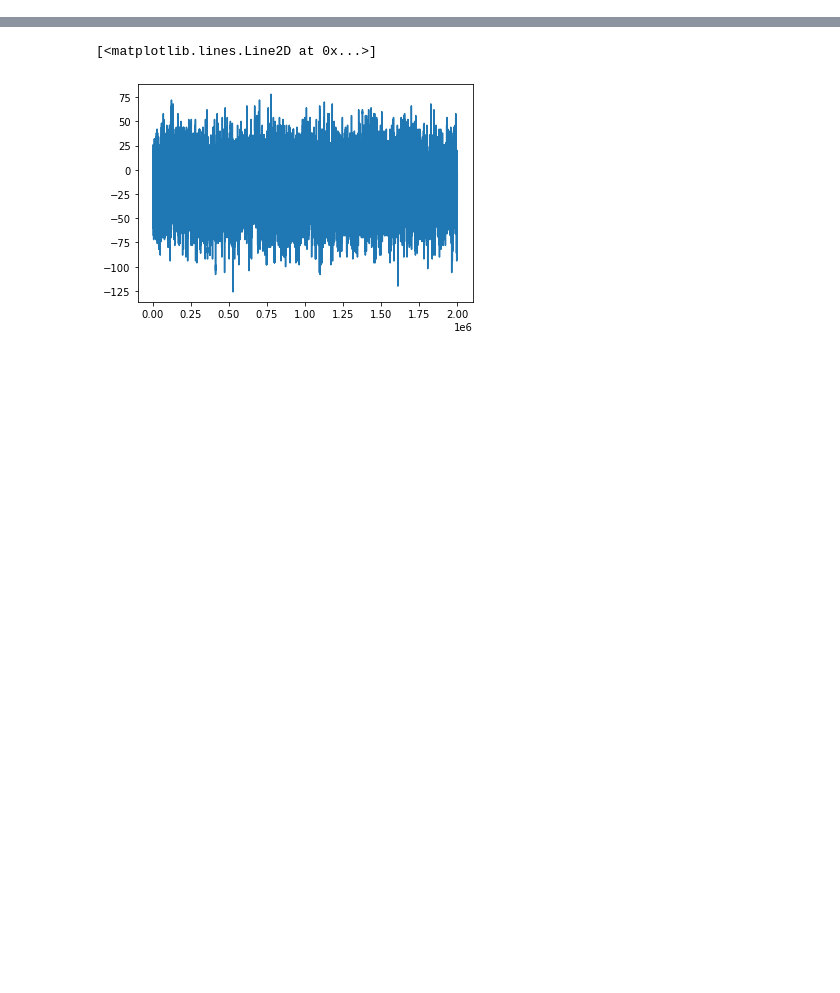
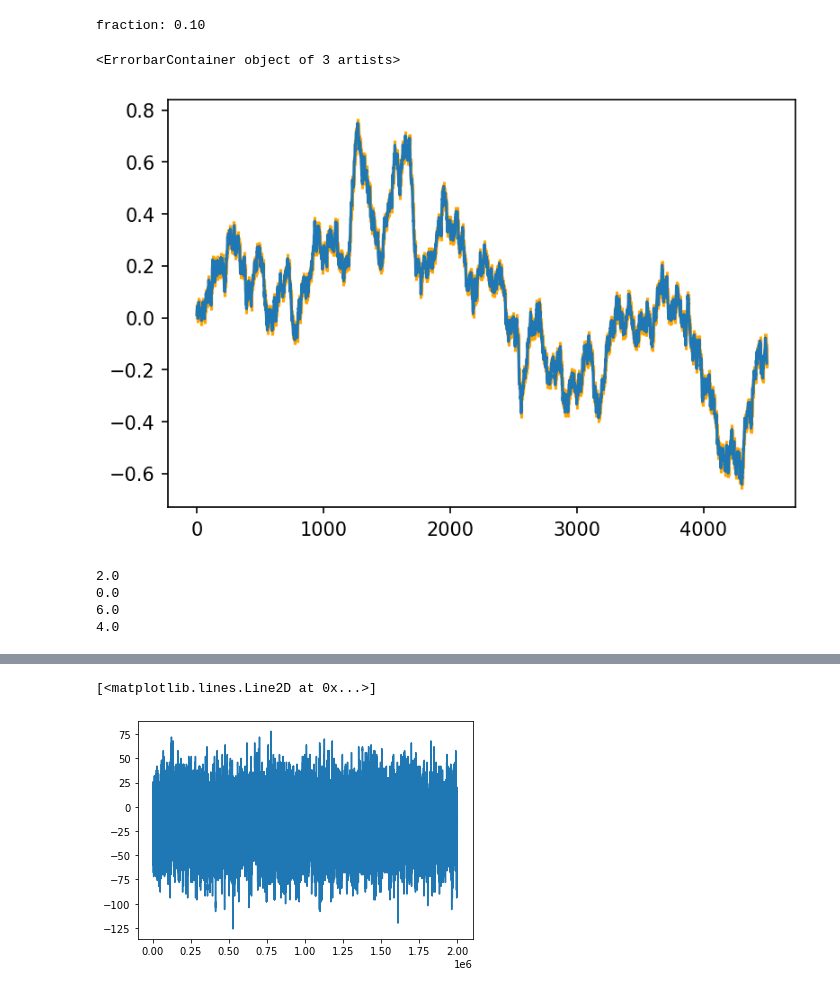
Before and after one commit to ashmat98/ising-model, a Jupyter notebook: python/test.ipynb, the cells around one changed output, grey strips where cells are left out. Drawn from its saved outputs; the diff is of its cells as text; code cells hidden in the pictures; blank space fills up the shorter version.

```diff
--- a/python/test.ipynb
+++ b/python/test.ipynb
@@ -39,0 +59,17 @@ def moving_mean_err(x, w, stride):
+# %%
+sp = 1
+window = 5*10**6
+print(f"fraction: {window/len(Ms):0.2f}", )
+mean, err = moving_mean_err(Ms, window, stride=10000)
+plt.errorbar(np.arange(len(mean))[::sp], mean[::sp], yerr=err[::sp], ecolor="orange", )
+# %% [output]
+fraction: 0.10
+<ErrorbarContainer object of 3 artists>
+[figure, added]
+# %%
+pool = Pool(4)
+# %% [output]
+2.0
+0.0
+6.0
+4.0
```
Also changed, not shown: parts of 8 cells of this notebook, 1 other file.
